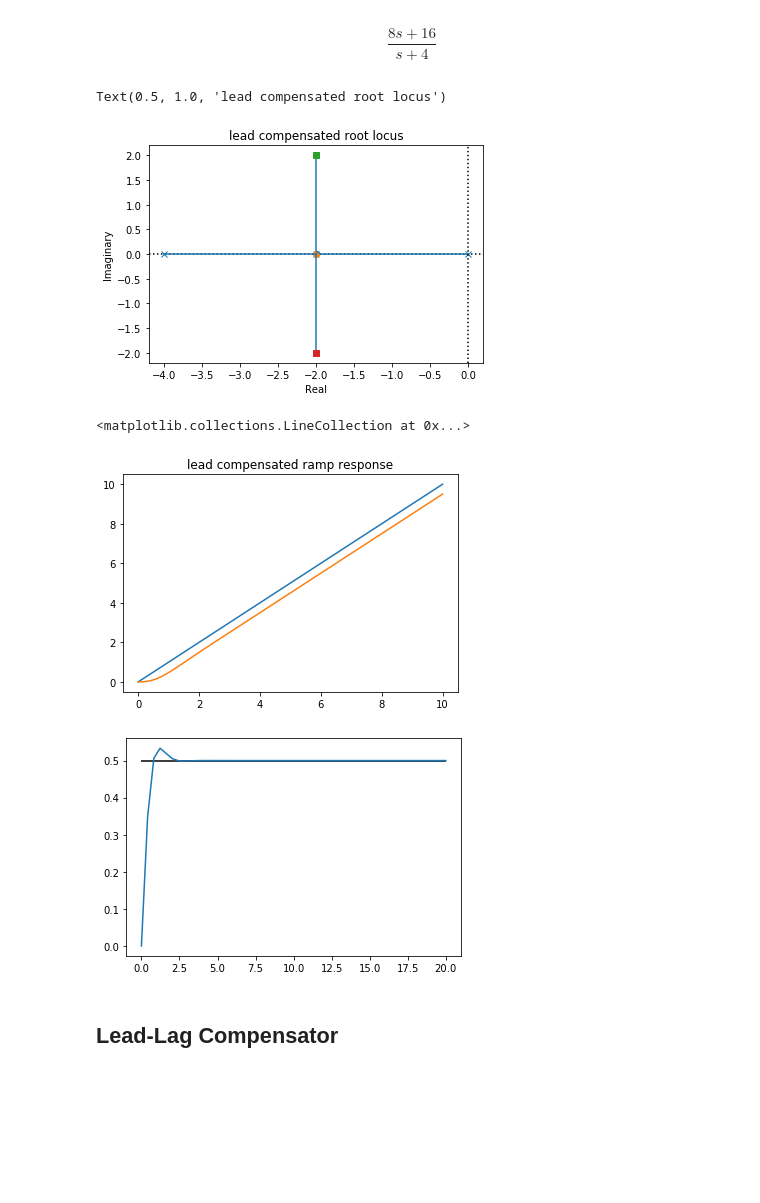
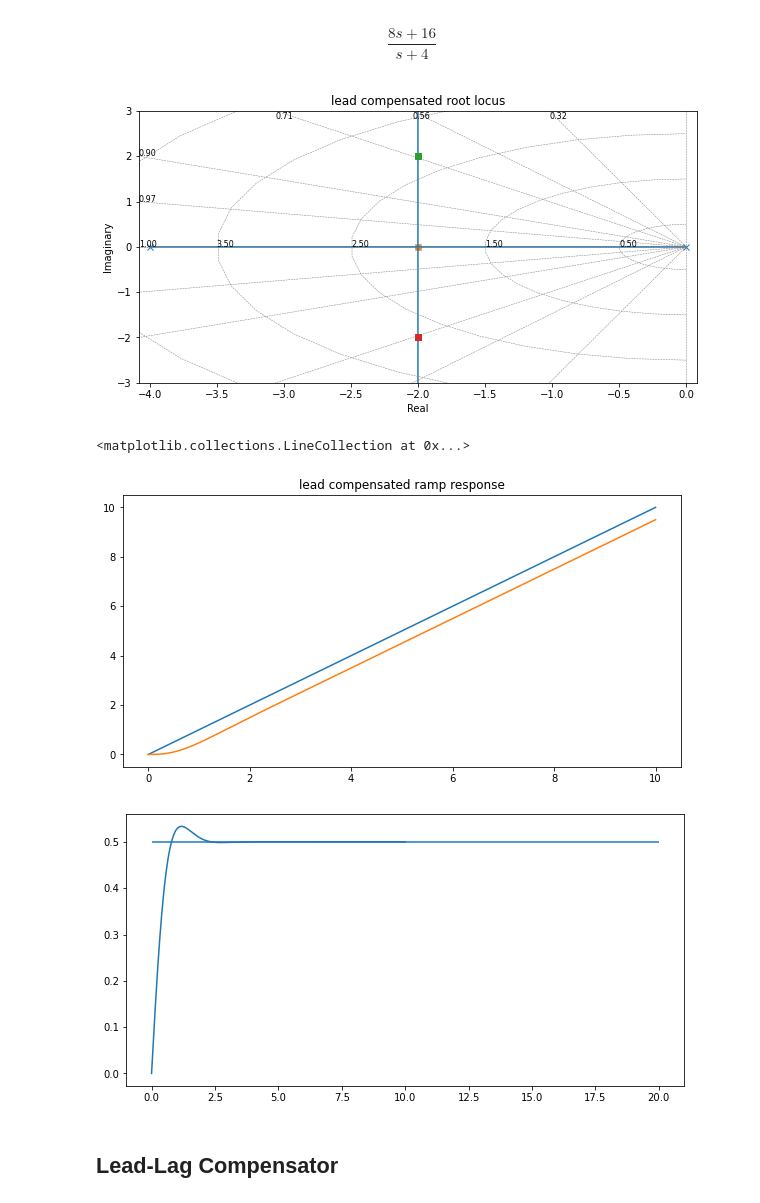
Before and after one commit to jgoppert/aae364_notebook, a Jupyter notebook: 08.Lag-Lead.ipynb, the cells around one changed output. Drawn from its saved outputs; the diff is of its cells as text; code cells hidden in the pictures; blank space fills up the shorter version.

Commit message:
Update PID/ Lag-Lead examples.

```diff
--- a/08.Lag-Lead.ipynb
+++ b/08.Lag-Lead.ipynb
@@ -4,6 +4,7 @@ import sympy
 import numpy as np
 import matplotlib.pyplot as plt
 sympy.init_printing()
+plt.rcParams['figure.figsize']=(10, 5)
 # %% [markdown]
 ## Original System
 # %%
@@ -56,29 +51,28 @@ H_lead
 # %% [output]
 $$\frac{8 s + 16}{s + 4}$$
 # %%
-control.rlocus(
-    G*H_lead, np.linspace(0, 1, 1000));
+control.rlocus(G*H_lead, ylim=[-3, 3]);
 plt.plot(-2, 2, 's')
 plt.plot(-2, -2, 's')
-plt.title('lead compensated root locus')
+plt.title('lead compensated root locus');
 # %% [output]
-Text(0.5, 1.0, 'lead compensated root locus')
-[figure, old version]
+[figure, new version]
 # %%
 Gc_lead = G*H_lead/(1+G*H_lead)
-t, y = control.step_response(Gc_lead/s, T=np.linspace(0, 10));
+t = np.linspace(0, 10, 1000)
+_, y = control.step_response(Gc_lead/s, T=t);
 plt.plot(t, t)
 plt.plot(t, y)
 plt.title('lead compensated ramp response')
 
 plt.figure()
-t, y = control.step_response(Gc_lead/s, T=np.linspace(0, 20));
+_, y = control.step_response(Gc_lead/s, T=t);
 plt.plot(t, t-y)
 plt.hlines(0.5, 0, 20)
 # %% [output]
 <matplotlib.collections.LineCollection at 0x...>
-[figure, old version]
+[figure, new version]
-[figure, old version]
+[figure, new version]
 # %% [markdown]
 ## Lead-Lag Compensator
 # %%
```
Also changed, not shown: parts of 8 cells of this notebook, 1 other file.
